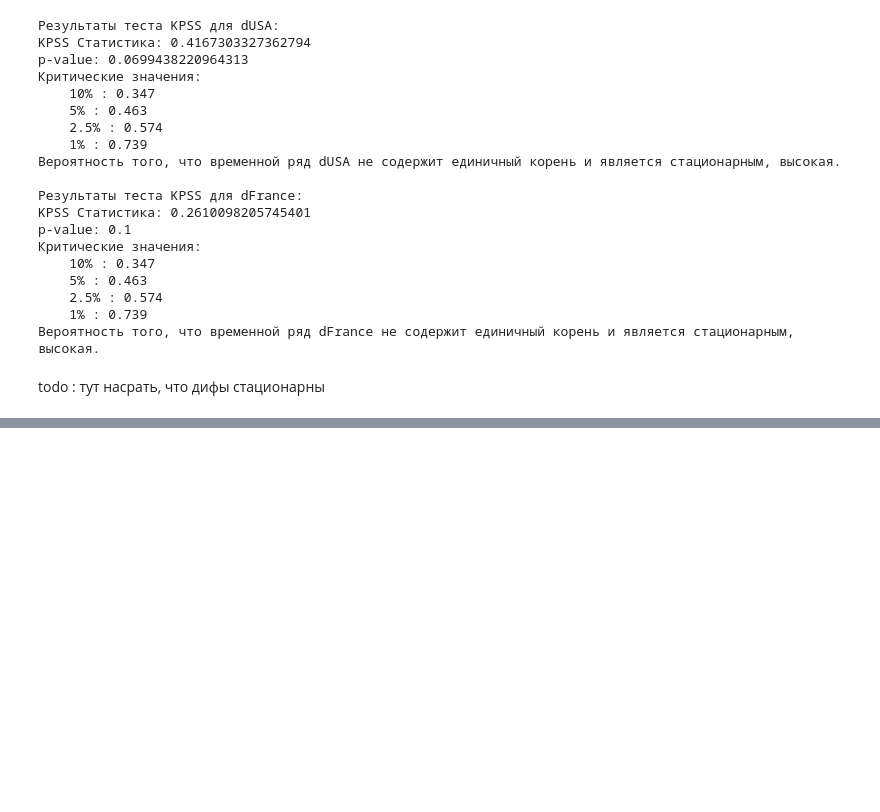
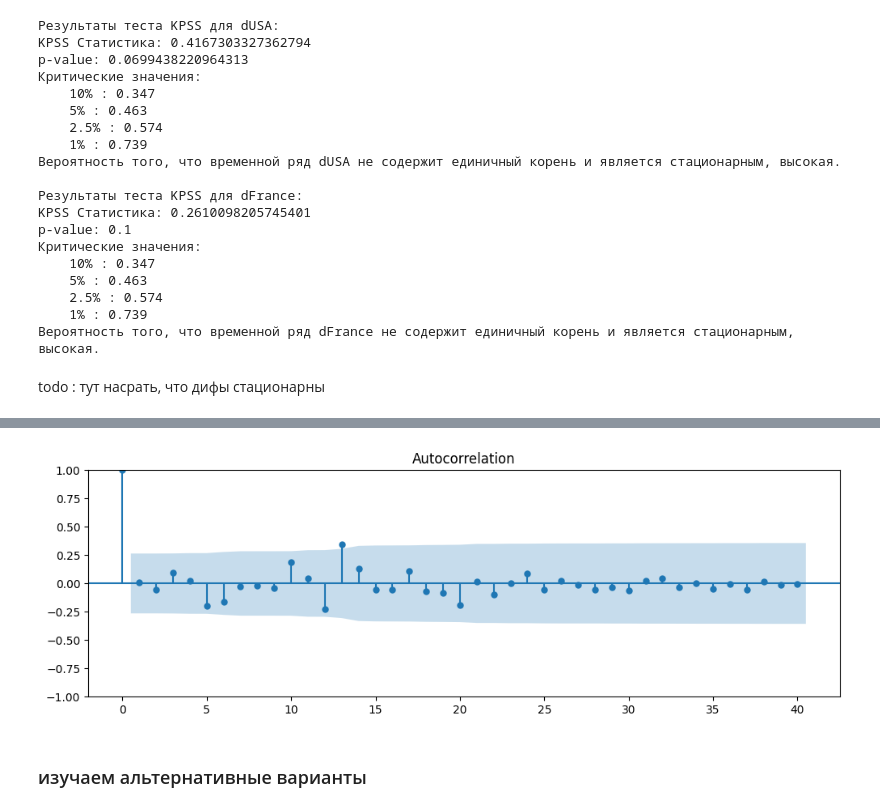
Before and after one commit to ErmakovSemen/banks_analitics, a Jupyter notebook: banks_analytics.ipynb, the cells around one changed output, grey strips where cells are left out. Cells and saved outputs as stored; diff of their text form; code cells hidden in the pictures; blank space fills up the shorter version.

```diff
--- a/banks_analytics.ipynb
+++ b/banks_analytics.ipynb
@@ -388,0 +434,12 @@ todo : тут насрать, что дифы стационарны
+# %%
+
+# Диагностика остатков для колонки 'USA'
+model = ARIMA(df['USA'], order=(1, 1, 1))
+residuals_usa = model.fit().resid
+fig = plt.figure(figsize=(12,8))
+fig = sm.graphics.tsa.plot_acf(residuals_usa, lags=40, ax=fig.add_subplot(211))
+plt.show()
+# %% [output]
+[figure, added]
+# %% [markdown]
+### изучаем альтернативные варианты
```
Also changed, not shown: parts of 15 cells of this notebook.
